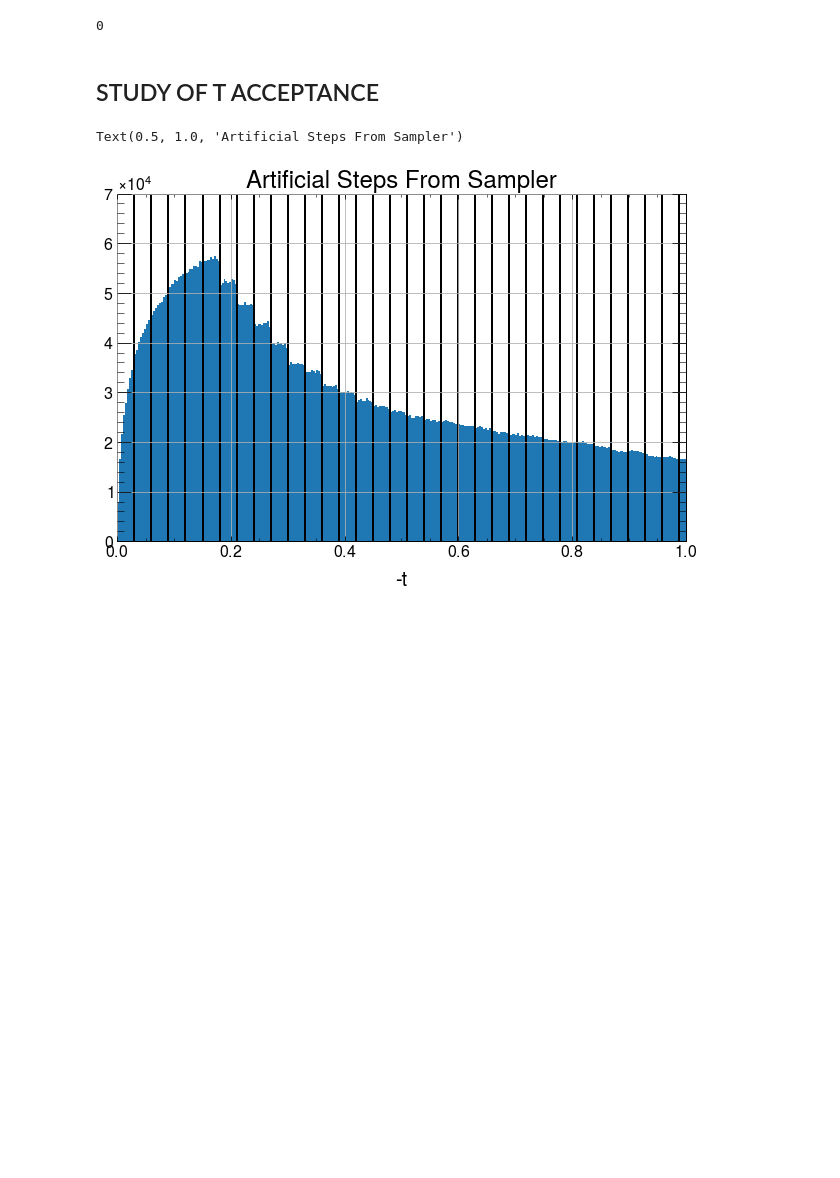
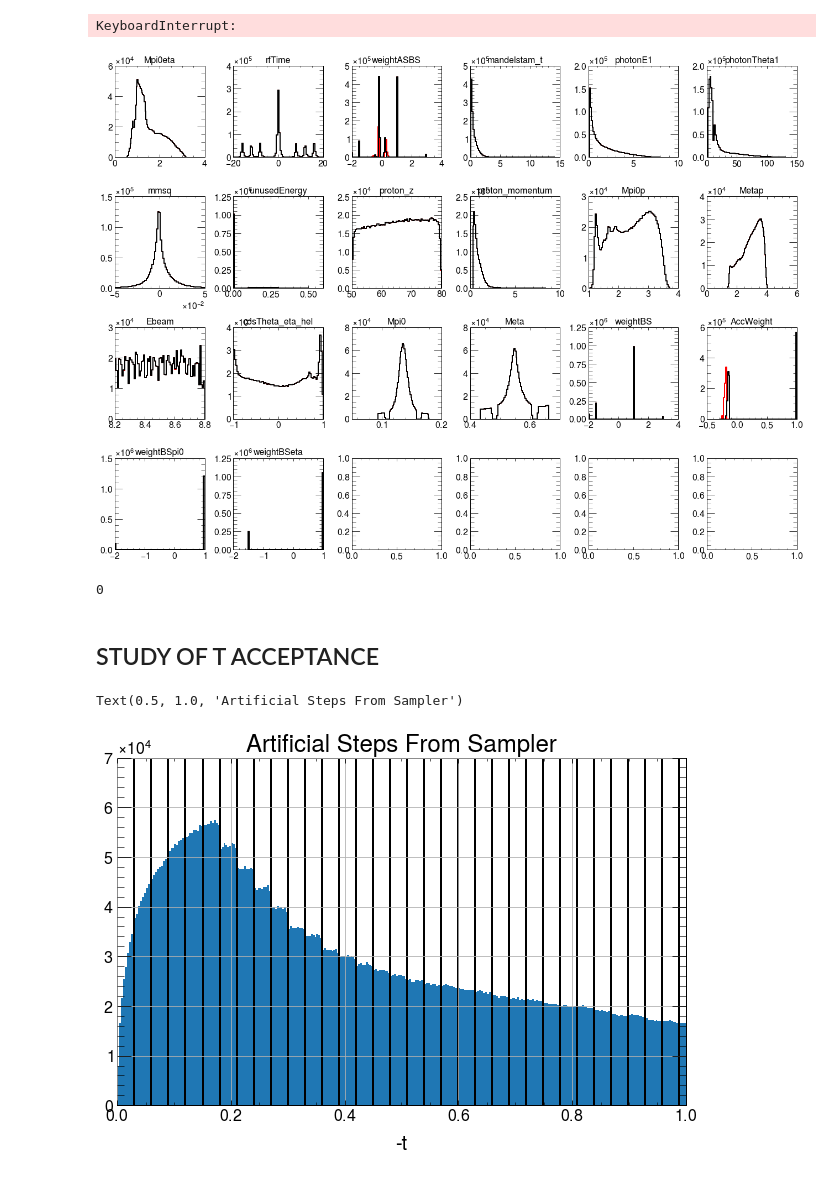
Before and after one commit to lan13005/EtaPi-Analysis, a Jupyter notebook: study_pwa/jupyter_plotting/plotter.ipynb, the cells around one changed output. Cells and saved outputs as stored; diff of their text form; code cells hidden in the pictures; blank space fills up the shorter version.

```diff
--- a/study_pwa/jupyter_plotting/plotter.ipynb
+++ b/study_pwa/jupyter_plotting/plotter.ipynb
@@ -42,3 +42,17 @@ plt.rc('legend', fontsize=SMALL_SIZE)    # legend fontsize
 plt.rc('figure', titlesize=BIGGER_SIZE)  # fontsize of the figure title
 
 %matplotlib inline
+# %%
+# f1="/d/grid17/ln16/dselector_v3/phase1_selected_v3/D2017_1_selected_acc_flat.root"
+f1="/d/grid17/ln16/dselector_v3/phase1_data_looseChiUE/D2017_1_loose_flat.root"
+f2="/d/grid17/ln16/dselector_v3/phase1_selected_v4/D2017_1_selected_acc_flat.root"
+
+c=['Mpi0eta','weightASBS','mandelstam_t','photonE1','photonTheta1','mmsq','unusedEnergy','proton_z','proton_momentum','Mpi0p','Metap',
+  'cosTheta_eta_hel','Mpi0','Meta','weightBS','AccWeight','weightBSpi0','weightBSeta',
+#    'rfTime','Ebeam',
+  ]
+
+df1=loadDF(f1,'kin',c)
+df2=loadDF(f2,'kin',c)
+# %% [output]
+KeyboardInterrupt:
@@ -45,3 +61,16 @@ plt.rc('figure', titlesize=BIGGER_SIZE)  # fontsize of the figure title
+# %%
+df2=df2[df2.unusedEnergy<0.5]
+
+fig,axes=plt.subplots(4,6,figsize=(18,13))
+axes=axes.flatten()
+for i in range(len(c)):
+    out=np.histogram(df2[c[i]],bins=75)
+    hep.histplot(out,ax=axes[i],c='red')
+    hep.histplot(np.histogram(df1[c[i]],bins=out[1]),ax=axes[i],c='black')
+    axes[i].set_title(c[i])
+plt.tight_layout()
+# %% [output]
+[figure, added]
 # %%
 ofolder="/d/grid17/ln16/dselector_v3/study_pwa/jupyter_plotting/results/"
 os.system("mkdir -p "+ofolder)
```
Also changed, not shown: parts of 9 cells of this notebook, 23 other files.
